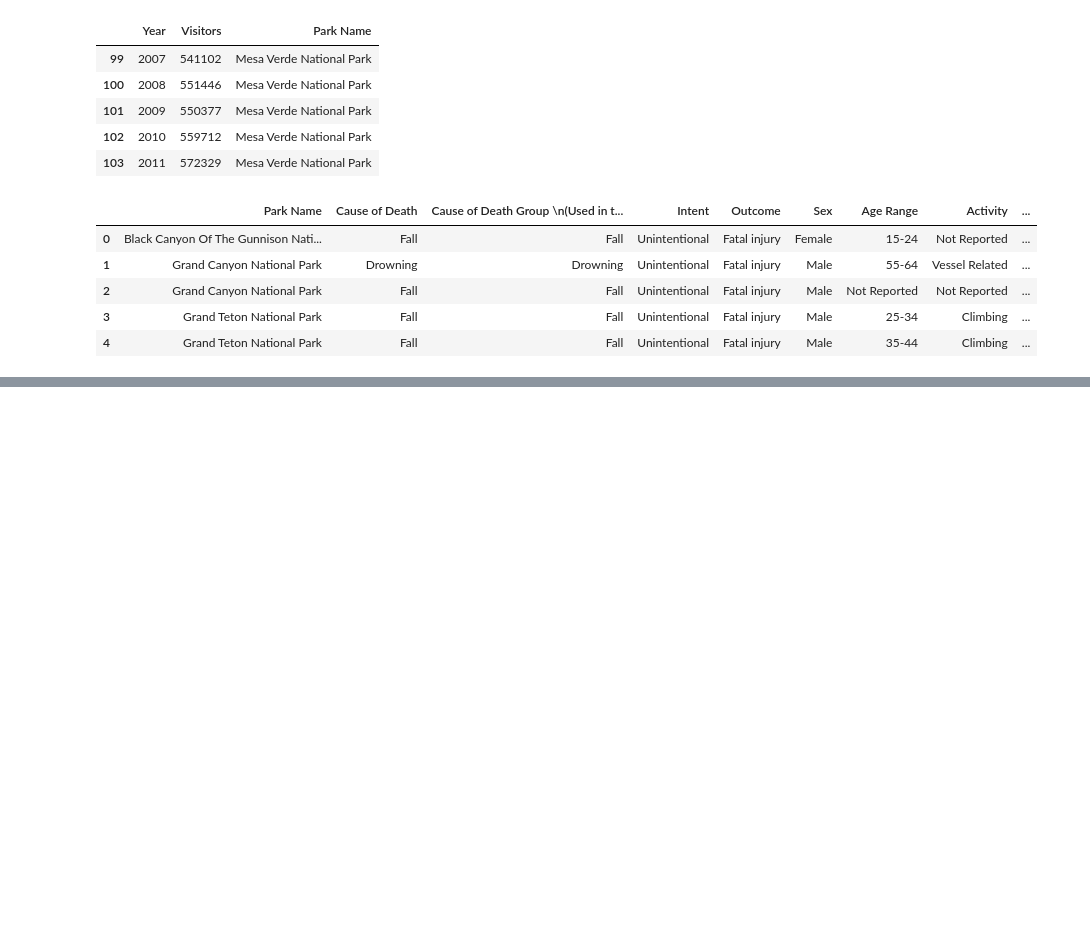
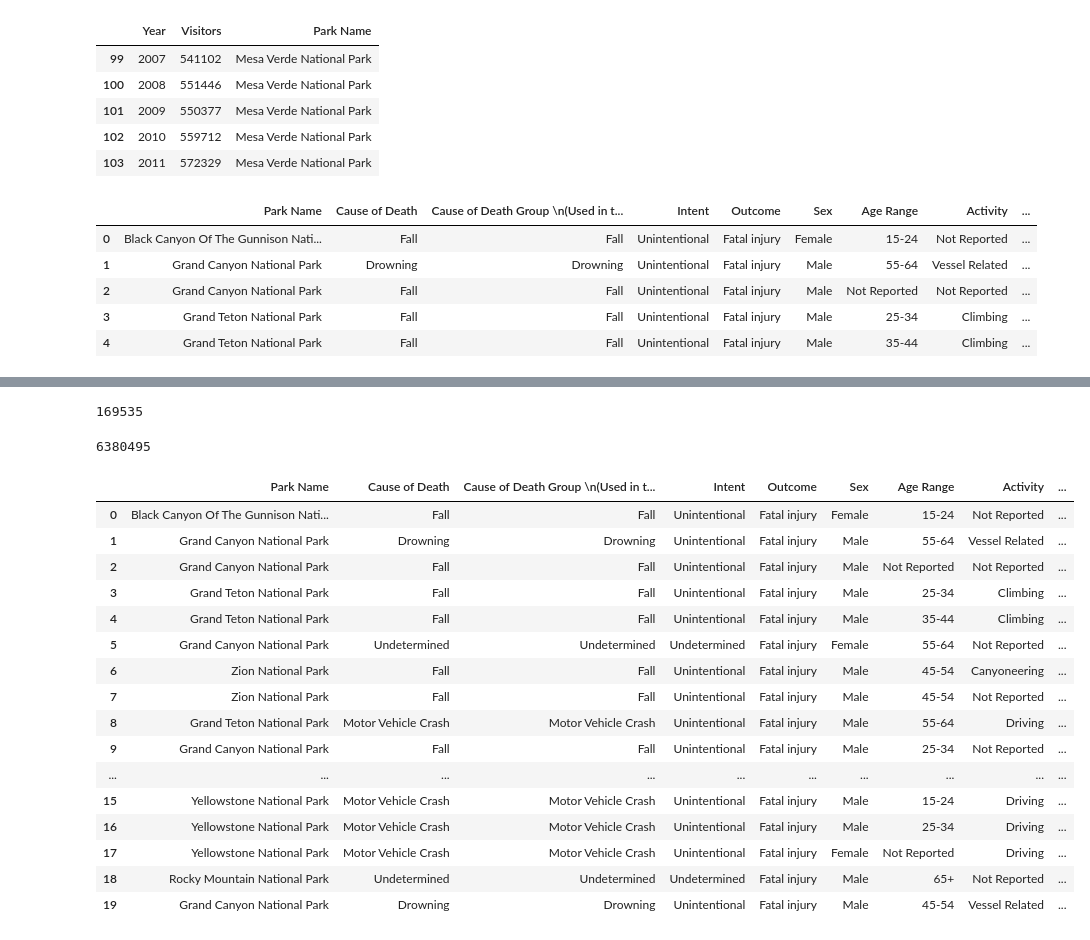
Before and after one commit to GGRAN24/Capstone_NParks, a Jupyter notebook: Capstone(a).ipynb, the cells around one changed output, grey strips where cells are left out. Drawn from its saved outputs; the diff is of its cells as text; code cells hidden in the pictures; blank space fills up the shorter version.

```diff
--- a/Capstone(a).ipynb
+++ b/Capstone(a).ipynb
@@ -522,0 +519,28 @@ SyntaxError: unmatched ']' (1890416573.py, line 1)
+# %%
+deaths_population['Visitors'].min()
+# %% [output]
+169535
+# %%
+deaths_population['Visitors'].max()
+# %% [output]
+6380495
+# %%
+deaths_population.head(20)
+# %% [output]
+|  | Park Name | Cause of Death | Cause of Death Group \n(Used in t... | Intent | Outcome | Sex | Age Range | Activity | ... |
+| 0 | Black Canyon Of The Gunnison Nati... | Fall | Fall | Unintentional | Fatal injury | Female | 15-24 | Not Reported | ... |
+| 1 | Grand Canyon National Park | Drowning | Drowning | Unintentional | Fatal injury | Male | 55-64 | Vessel Related | ... |
+| 2 | Grand Canyon National Park | Fall | Fall | Unintentional | Fatal injury | Male | Not Reported | Not Reported | ... |
+| 3 | Grand Teton National Park | Fall | Fall | Unintentional | Fatal injury | Male | 25-34 | Climbing | ... |
+| 4 | Grand Teton National Park | Fall | Fall | Unintentional | Fatal injury | Male | 35-44 | Climbing | ... |
+| 5 | Grand Canyon National Park | Undetermined | Undetermined | Undetermined | Fatal injury | Female | 55-64 | Not Reported | ... |
+| 6 | Zion National Park | Fall | Fall | Unintentional | Fatal injury | Male | 45-54 | Canyoneering | ... |
+| 7 | Zion National Park | Fall | Fall | Unintentional | Fatal injury | Male | 45-54 | Not Reported | ... |
+| 8 | Grand Teton National Park | Motor Vehicle Crash | Motor Vehicle Crash | Unintentional | Fatal injury | Male | 55-64 | Driving | ... |
+| 9 | Grand Canyon National Park | Fall | Fall | Unintentional | Fatal injury | Male | 25-34 | Not Reported | ... |
+| ... | ... | ... | ... | ... | ... | ... | ... | ... | ... |
+| 15 | Yellowstone National Park | Motor Vehicle Crash | Motor Vehicle Crash | Unintentional | Fatal injury | Male | 15-24 | Driving | ... |
+| 16 | Yellowstone National Park | Motor Vehicle Crash | Motor Vehicle Crash | Unintentional | Fatal injury | Male | 25-34 | Driving | ... |
+| 17 | Yellowstone National Park | Motor Vehicle Crash | Motor Vehicle Crash | Unintentional | Fatal injury | Female | Not Reported | Driving | ... |
+| 18 | Rocky Mountain National Park | Undetermined | Undetermined | Undetermined | Fatal injury | Male | 65+ | Not Reported | ... |
+| 19 | Grand Canyon National Park | Drowning | Drowning | Unintentional | Fatal injury | Male | 45-54 | Vessel Related | ... |
```
Also changed, not shown: parts of 8 cells of this notebook, 1 other file.
